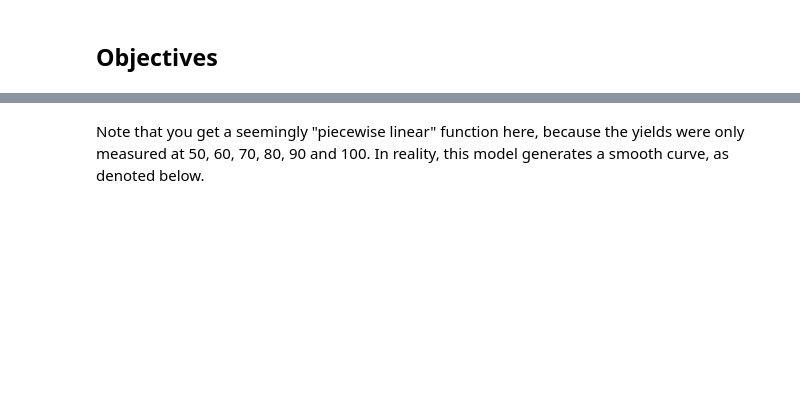
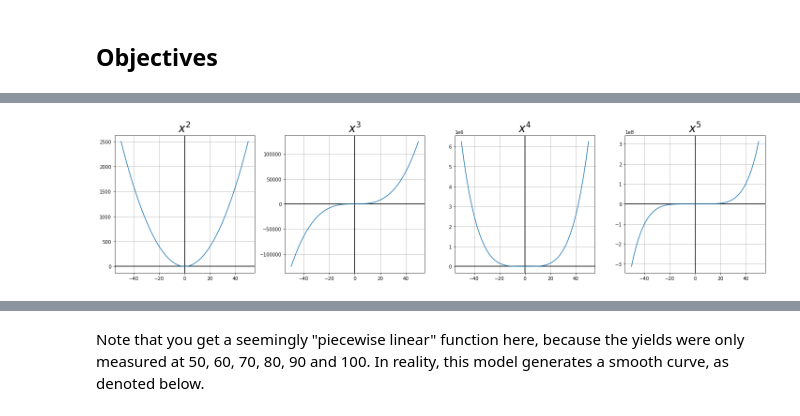
Before and after one commit to learn-co-curriculum/dsc-polynomial-regression-v2-5, a Jupyter notebook: index.ipynb, the cells around one changed output, grey strips where cells are left out. Drawn from its saved outputs; the diff is of its cells as text; code cells hidden in the pictures; blank space fills up the shorter version.

```diff
--- a/index.ipynb
+++ b/index.ipynb
@@ -105,0 +21,19 @@ r2_score(y, reg_q.predict(X))
+# %%
+import matplotlib.pyplot as plt
+import matplotlib as mpl
+import numpy as np
+%matplotlib inline
+mpl.rcParams["axes.grid"] = True
+
+x = np.linspace(-50, 50, 50)
+fig, axes = plt.subplots(ncols=4, figsize=(20,5))
+for i, ax in enumerate(axes):
+    ax.axhline(0, color="black")
+    ax.axvline(0, color="black")
+    degree = i + 2
+    ax.plot(x, x**degree)
+    ax.set_title(f"$x^{degree}$", {"fontsize": 24})
+
+fig.tight_layout()
+# %% [output]
+[figure, added]
```
Also changed, not shown: parts of 89 cells of this notebook, 9 other files.
